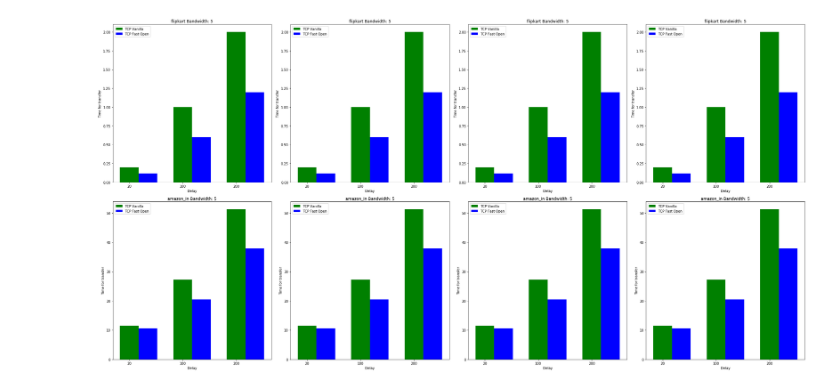
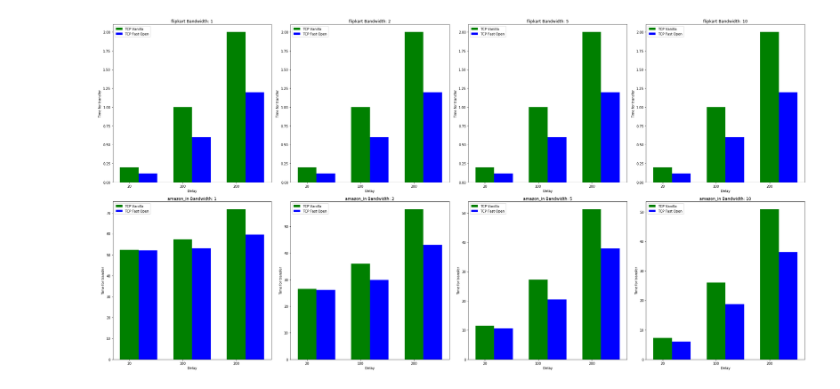
Before and after one commit to derikclive/TCP-Fast-Open-Experimentation, a Jupyter notebook: Plot.ipynb, the cells around one changed output. Drawn from its saved outputs; the diff is of its cells as text; code cells hidden in the pictures.

```diff
--- a/Plot.ipynb
+++ b/Plot.ipynb
@@ -21,34 +32,35 @@ delays = np.array(values.Delay.unique())
 delays.sort()
 bandwidth = np.array(values.Bandwidth.unique())
 bandwidth.sort()
 fig, ax = plt.subplots(ncols = bandwidth.shape[0],nrows = websites.shape[0], figsize=(30, 15))
 x = 0
 y = 0
 width = 0.35
 #fig.subplots_adjust(hspace=0.5)
 for website in websites:
     for bw in bandwidth:
         ip = values[values.Website == website]
         ip1 = ip[ip.tcp =='vanilla']
-        ip1 = ip1[ip1.Bandwidth == 5]
+        ip1 = ip1[ip1.Bandwidth == bw]
         ip2 = ip[ip.tcp =='tcp fast_open']
         y_pos = np.arange(ip1.shape[0])
-        ip2 = ip2[ip2.Bandwidth == 5]
+        ip2 = ip2[ip2.Bandwidth == bw]
 
         rects1 = ax[x][y].bar(y_pos, ip1['Time for transfer'],width, color='g')
 
         rects2 = ax[x][y].bar(y_pos + width, ip2['Time for transfer'],width, color='b')
 
         ax[x][y].set_ylabel("Time for transfer")
         ax[x][y].set_xlabel("Delay")
-        ax[x][y].set_title(website + " Bandwidth: " + str(5))
+        ax[x][y].set_title(website + " Bandwidth: " + str(bw))
         ax[x][y].set_xticks(y_pos)
         ax[x][y].set_xticklabels(delays)
         ax[x][y].legend((rects1[0], rects2[0]), ('TCP Vanilla', 'TCP Fast Open'))
         y = y + 1
     x = x + 1
     y = 0
 plt.tight_layout()
 plt.show()
+fig.savefig("plots.png")
 # %% [output]
-[figure, old version]
+[figure, new version]
```
Also changed, not shown: parts of 1 cell of this notebook, 7 other files.
